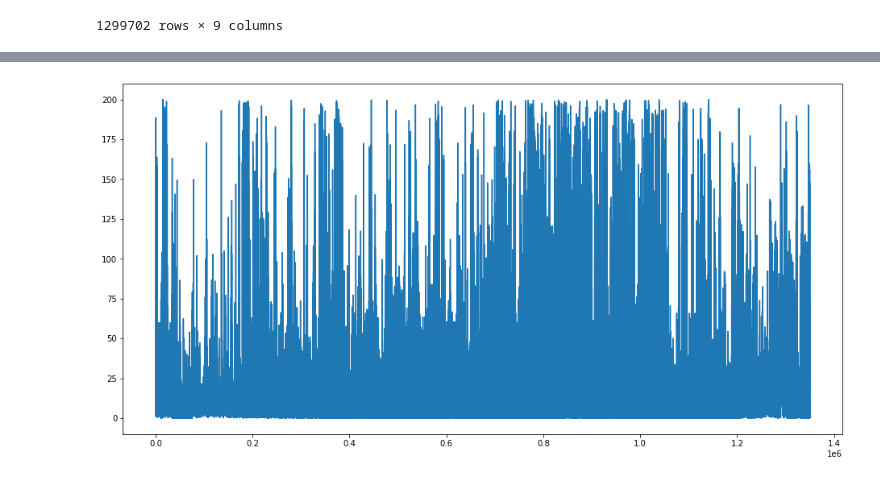
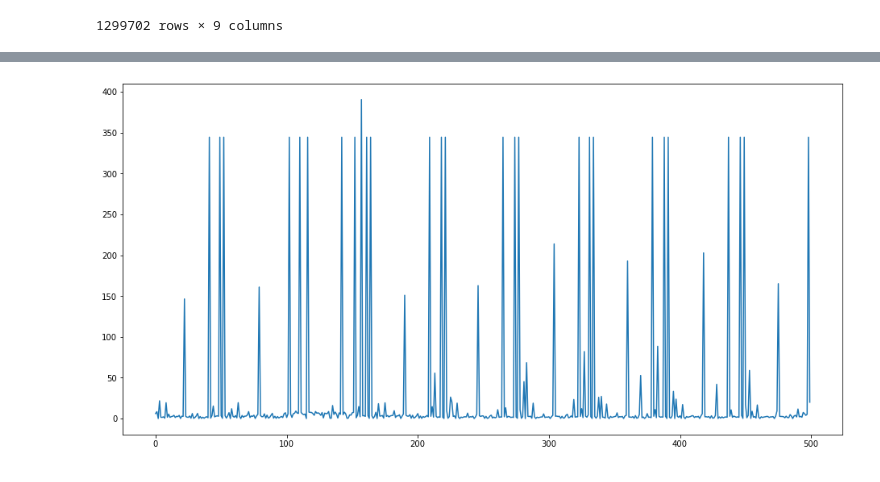
Before and after one commit to AGLamb/Thesis-Code, a Jupyter notebook: EDA.ipynb, the cells around one changed output, grey strips where cells are left out. Drawn from its saved outputs; the diff is of its cells as text; code cells hidden in the pictures.

```diff
--- a/EDA.ipynb
+++ b/EDA.ipynb
@@ -83 +75,9 @@ plt.show()
+# %%
+data3 = data["pm25"].to_numpy()
+
+plt.figure(figsize=(16, 8))
+plt.plot(data3[700000:700500])
+plt.show()
+# %% [output]
+[figure, added]
 # %%
@@ -85,9 +85,3 @@ data = data[data.pm25 < 200]
-# %%
-plt.figure(figsize=(16, 8))
-plt.plot(data["pm25"])
-plt.show()
-# %% [output]
-[figure, removed]
 # %%
 grouped_df = data.groupby(["YYYYMMDD", "tag"])["pm25"].mean().copy().reset_index()
 # %%
```
Also changed, not shown: parts of 16 cells of this notebook.
